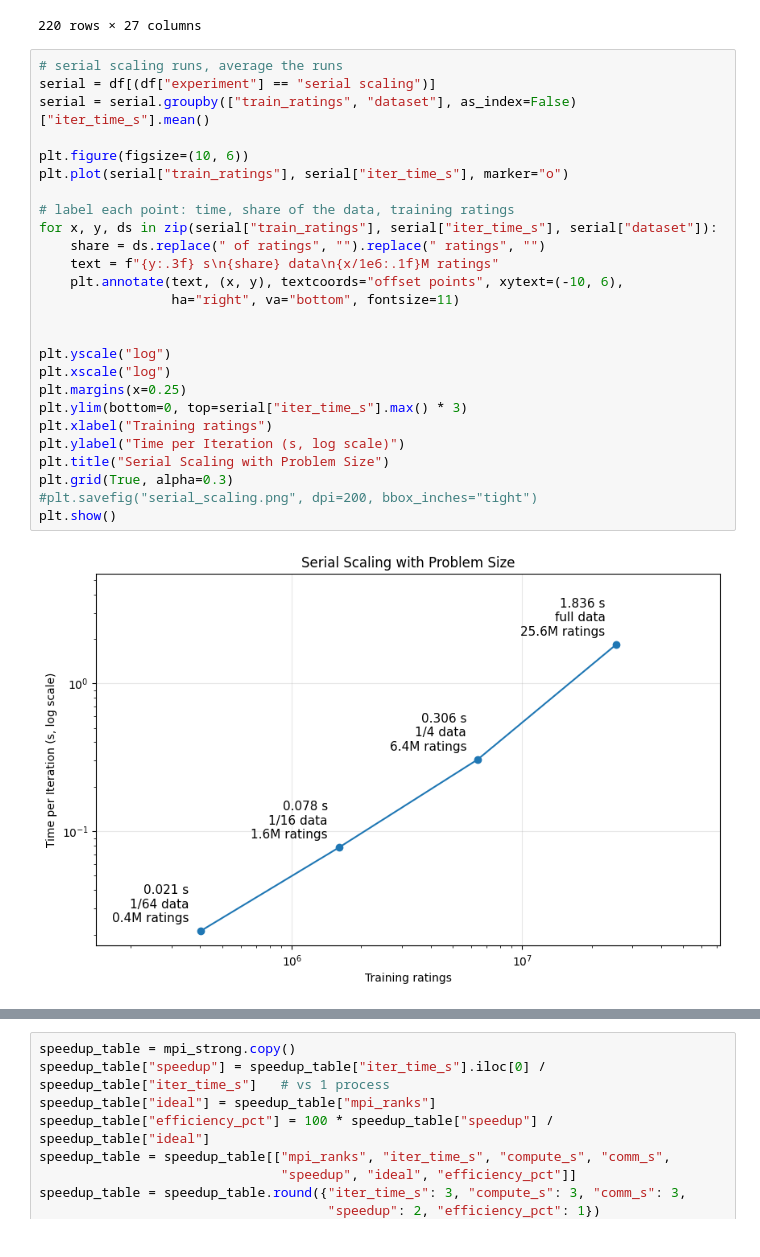
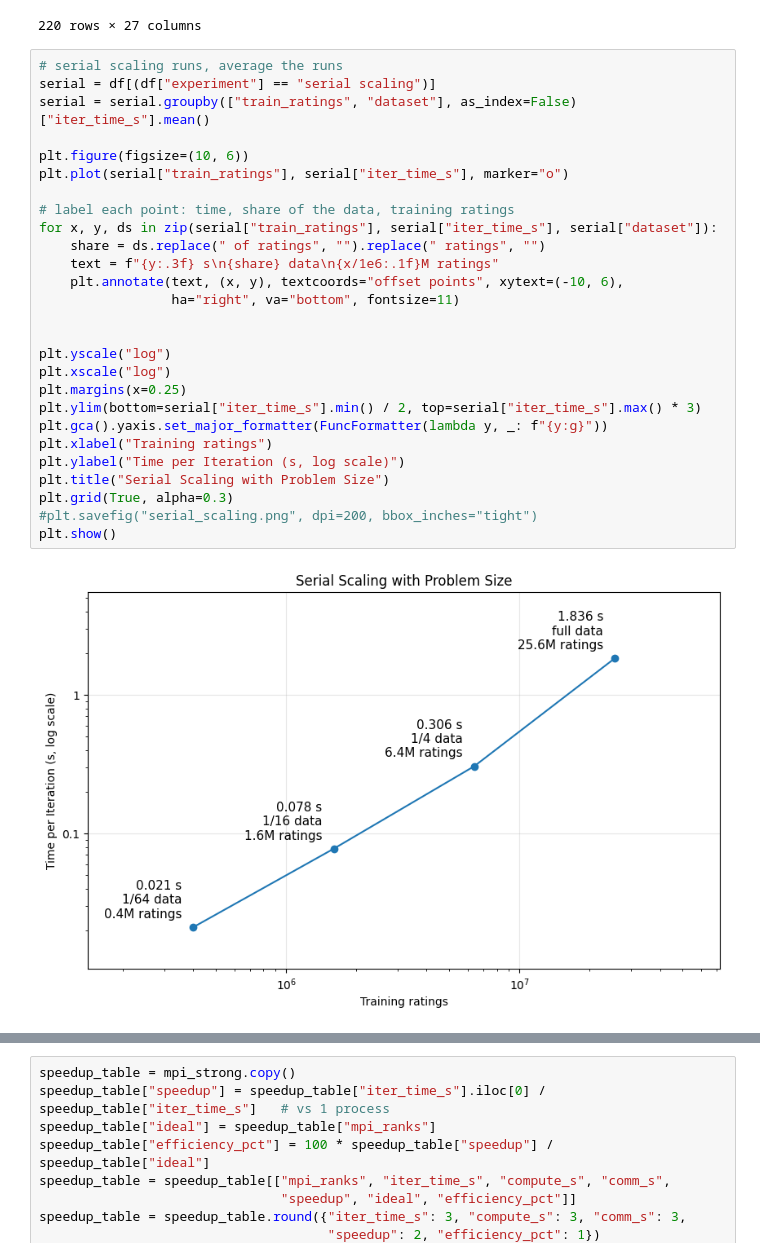
Before and after one commit to KohSiXing/DSA5208-Parallelizing-Algorithm-with-MPIX, a Jupyter notebook: Data Cleaning and Analysis.ipynb, the cells around one changed output, grey strips where cells are left out. Drawn from its saved outputs; the diff is of its cells as text.

```diff
--- a/Data Cleaning and Analysis.ipynb
+++ b/Data Cleaning and Analysis.ipynb
@@ -62,31 +62,32 @@ df
 # %%
 # serial scaling runs, average the runs
 serial = df[(df["experiment"] == "serial scaling")]
 serial = serial.groupby(["train_ratings", "dataset"], as_index=False)["iter_time_s"].mean()
 
 plt.figure(figsize=(10, 6))
 plt.plot(serial["train_ratings"], serial["iter_time_s"], marker="o")
 
 # label each point: time, share of the data, training ratings
 for x, y, ds in zip(serial["train_ratings"], serial["iter_time_s"], serial["dataset"]):
     share = ds.replace(" of ratings", "").replace(" ratings", "")
     text = f"{y:.3f} s\n{share} data\n{x/1e6:.1f}M ratings"
     plt.annotate(text, (x, y), textcoords="offset points", xytext=(-10, 6),
                  ha="right", va="bottom", fontsize=11)
 
 
 plt.yscale("log")
 plt.xscale("log")
 plt.margins(x=0.25)
-plt.ylim(bottom=0, top=serial["iter_time_s"].max() * 3)
+plt.ylim(bottom=serial["iter_time_s"].min() / 2, top=serial["iter_time_s"].max() * 3)
+plt.gca().yaxis.set_major_formatter(FuncFormatter(lambda y, _: f"{y:g}"))
 plt.xlabel("Training ratings")
 plt.ylabel("Time per Iteration (s, log scale)")
 plt.title("Serial Scaling with Problem Size")
 plt.grid(True, alpha=0.3)
 #plt.savefig("serial_scaling.png", dpi=200, bbox_inches="tight")
 plt.show()
 # %% [output]
-[figure, old version]
+[figure, new version]
 # %%
 # MPI weak scaling runs, average the runs
 mpi_weak = df[(df["experiment"] == "weak scaling")]
```
Also changed, not shown: parts of 2 cells of this notebook, 3 other files.
